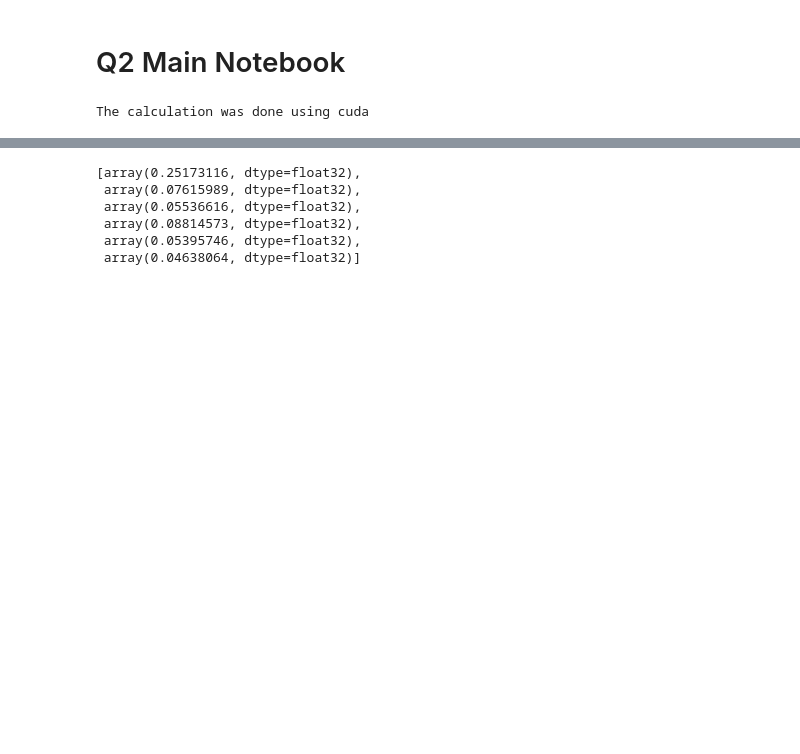
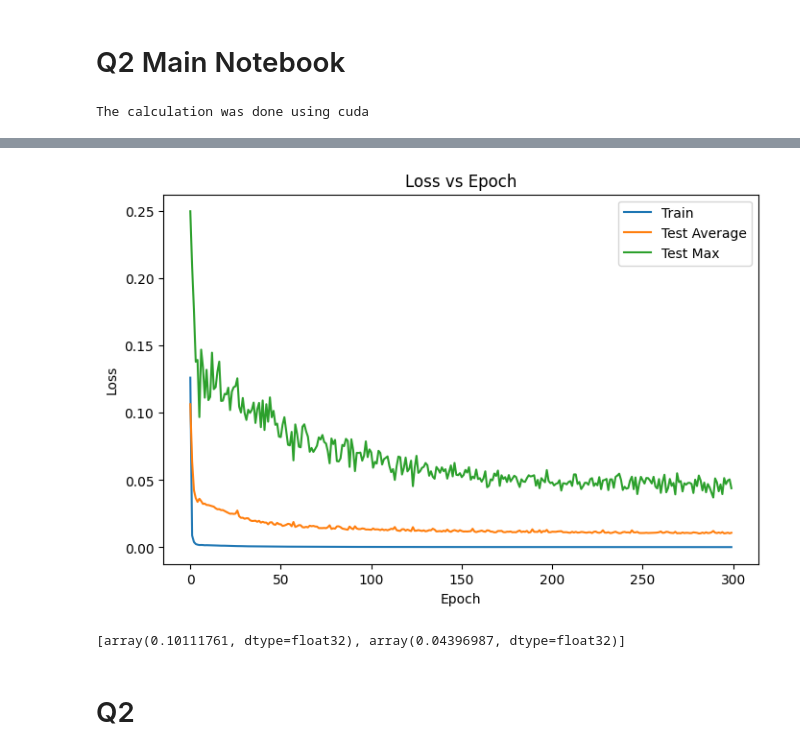
Before and after one commit to mao1756/CAP5619-sp24, a Jupyter notebook: HW1/codes/q2main.ipynb, the cells around one changed output, grey strips where cells are left out. Cells and saved outputs as stored; diff of their text form; code cells hidden in the pictures; blank space fills up the shorter version.

```diff
--- a/HW1/codes/q2main.ipynb
+++ b/HW1/codes/q2main.ipynb
@@ -89,13 +113,20 @@ for net, optimizer in tqdm.tqdm(zip(neural_nets, optimizers)):
-# %%
-last_test_max_loss
-
-# To Do
-# make a table of final max test error for 1 layer network, for #neurons = 2, 4, 8, 16, 32 (num=7 actually seems to be better?)
-# make a table for two layers, with (m,n) = [0,8]x[0,8]. (6,3) should be the best choice.
-# %% [output]
-[array(0.25173116, dtype=float32),
- array(0.07615989, dtype=float32),
- array(0.05536616, dtype=float32),
- array(0.08814573, dtype=float32),
- array(0.05395746, dtype=float32),
- array(0.04638064, dtype=float32)]
+# %%
+# Plot the loss and the test errors
+plt.figure(figsize=(8, 5))
+plt.plot(losses_epoch_train, label="Train")
+plt.plot(losses_epoch_test_avg, label="Test Average")
+plt.plot(losses_epoch_test_max, label="Test Max")
+plt.legend()
+plt.xlabel("Epoch")
+plt.ylabel("Loss")
+plt.title("Loss vs Epoch")
+plt.savefig('q2a.png')
+plt.show()
+# %% [output]
+[figure, added]
+# %%
+last_test_max_loss
+# %% [output]
+[array(0.10111761, dtype=float32), array(0.04396987, dtype=float32)]
+# %% [markdown]
+# Q2
```
Also changed, not shown: parts of 6 cells of this notebook.
